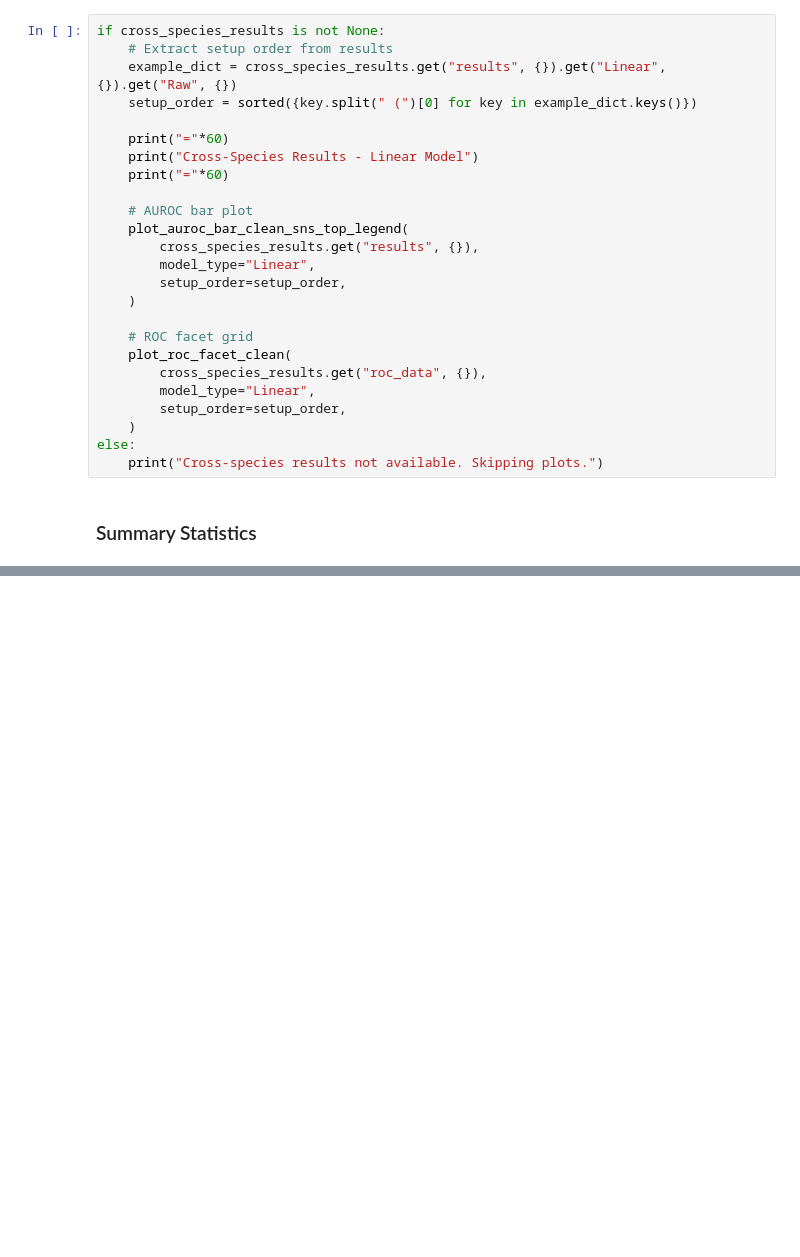
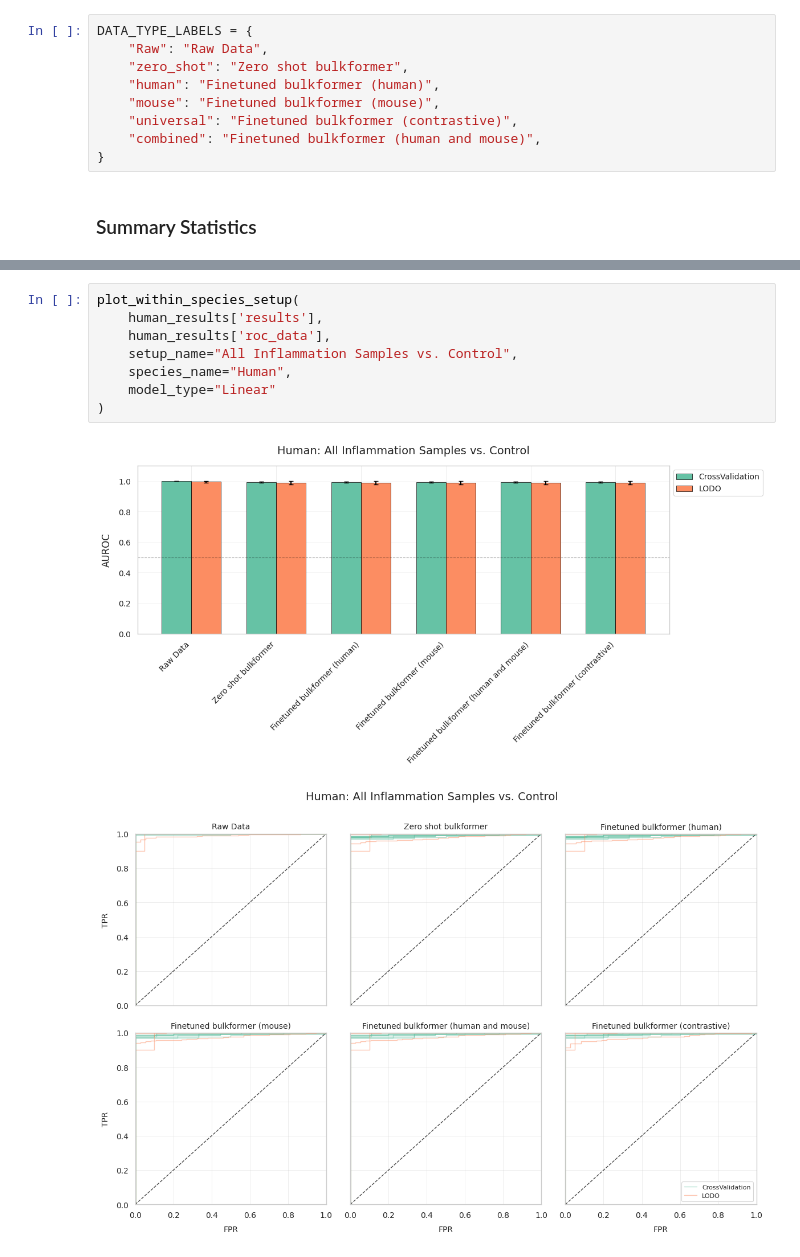
Before and after one commit to AhmedAbdelmoneim/inflamm-debate-fm, a Jupyter notebook: notebooks/2.0-linear-probing.ipynb, the cells around one changed output, grey strips where cells are left out. Drawn from its saved outputs; the diff is of its cells as text; blank space fills up the shorter version.

```diff
--- a/notebooks/2.0-linear-probing.ipynb
+++ b/notebooks/2.0-linear-probing.ipynb
@@ -537,28 +104,12 @@ def plot_auroc_bar_clean_sns_top_legend(all_results, model_type="Linear", setup_
-# %%
-if cross_species_results is not None:
-    # Extract setup order from results
-    example_dict = cross_species_results.get("results", {}).get("Linear", {}).get("Raw", {})
-    setup_order = sorted({key.split(" (")[0] for key in example_dict.keys()})
-
-    print("="*60)
-    print("Cross-Species Results - Linear Model")
-    print("="*60)
-
-    # AUROC bar plot
-    plot_auroc_bar_clean_sns_top_legend(
-        cross_species_results.get("results", {}),
-        model_type="Linear",
-        setup_order=setup_order,
-    )
-
-    # ROC facet grid
-    plot_roc_facet_clean(
-        cross_species_results.get("roc_data", {}),
-        model_type="Linear",
-        setup_order=setup_order,
-    )
-else:
-    print("Cross-species results not available. Skipping plots.")
+# %%
+DATA_TYPE_LABELS = {
+    "Raw": "Raw Data",
+    "zero_shot": "Zero shot bulkformer",
+    "human": "Finetuned bulkformer (human)",
+    "mouse": "Finetuned bulkformer (mouse)",
+    "universal": "Finetuned bulkformer (contrastive)",
+    "combined": "Finetuned bulkformer (human and mouse)",
+}
 # %% [markdown]
 ### Summary Statistics
 # %%
@@ -652,0 +319,11 @@ print("\n" + "="*80)
+# %%
+plot_within_species_setup(
+    human_results['results'],
+    human_results['roc_data'],
+    setup_name="All Inflammation Samples vs. Control",
+    species_name="Human",
+    model_type="Linear"
+)
+# %% [output]
+[figure, added]
+[figure, added]
```
Also changed, not shown: parts of 18 cells of this notebook.
